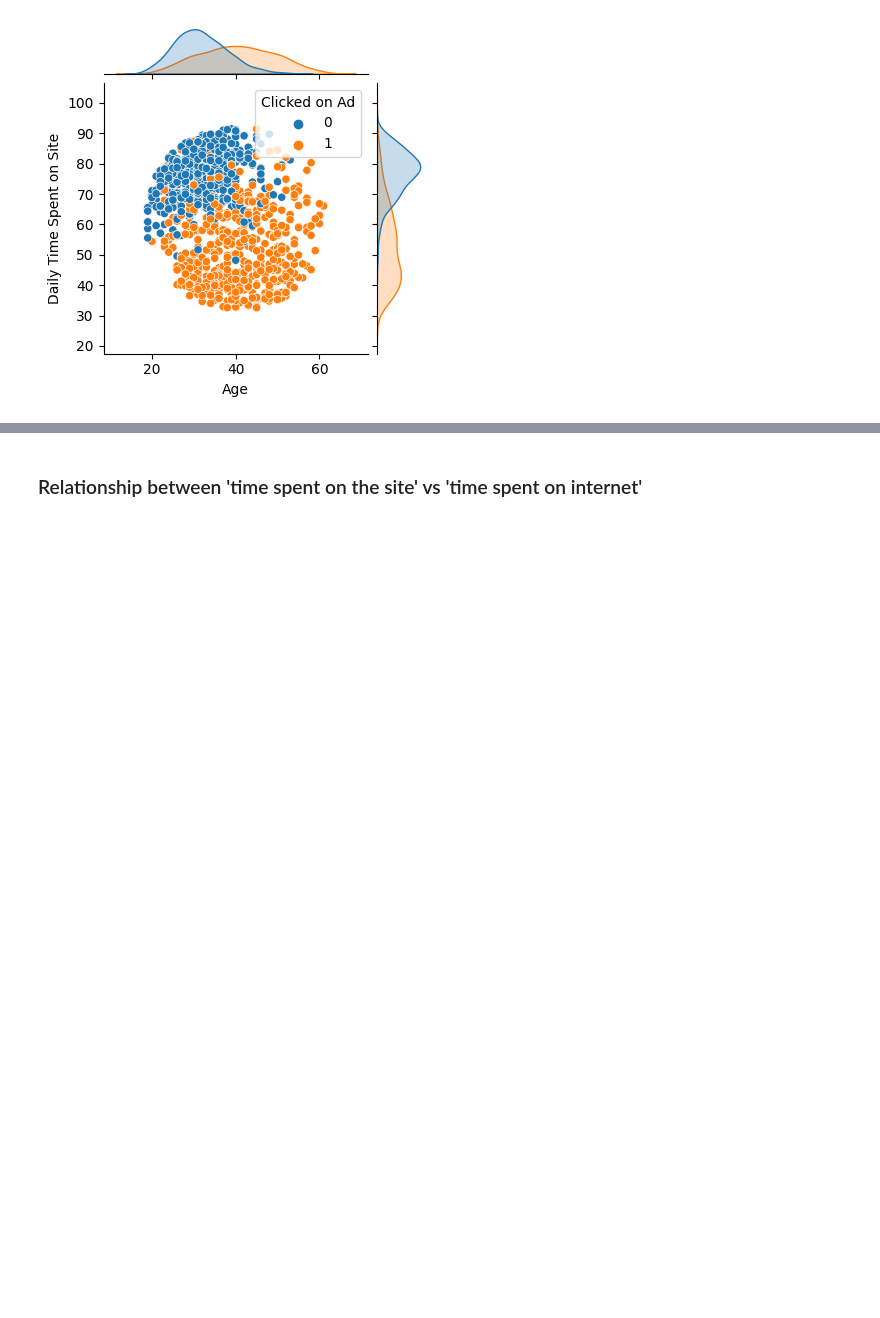
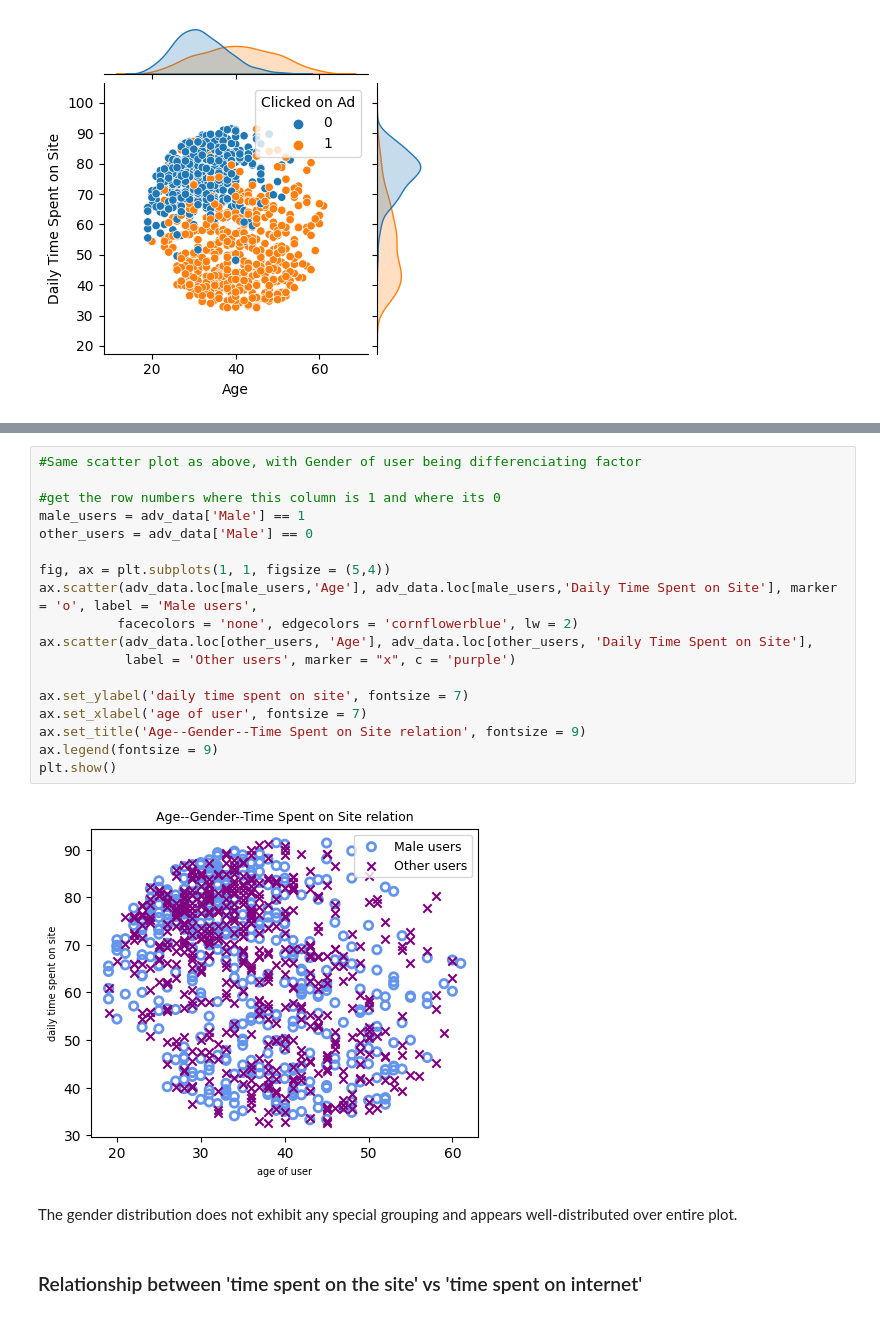
Before and after one commit to Cshefali/Data-Science-Projects-Python, a Jupyter notebook: Logistic Regression- Advertisement Clicks.ipynb, the cells around one changed output, grey strips where cells are left out. Cells and saved outputs as stored; diff of their text form; blank space fills up the shorter version.

```diff
--- a/Logistic Regression- Click ad data.ipynb
+++ b/Logistic Regression- Advertisement Clicks.ipynb
@@ -115,3 +188,25 @@ This indicates that younger consumers seem to spend more time on the site.
+# %%
+#Same scatter plot as above, with Gender of user being differenciating factor
+
+#get the row numbers where this column is 1 and where its 0
+male_users = adv_data['Male'] == 1
+other_users = adv_data['Male'] == 0
+
+fig, ax = plt.subplots(1, 1, figsize = (5,4))
+ax.scatter(adv_data.loc[male_users,'Age'], adv_data.loc[male_users,'Daily Time Spent on Site'], marker = 'o', label = 'Male users',
+          facecolors = 'none', edgecolors = 'cornflowerblue', lw = 2)
+ax.scatter(adv_data.loc[other_users, 'Age'], adv_data.loc[other_users, 'Daily Time Spent on Site'],
+           label = 'Other users', marker = "x", c = 'purple')
+
+ax.set_ylabel('daily time spent on site', fontsize = 7)
+ax.set_xlabel('age of user', fontsize = 7)
+ax.set_title('Age--Gender--Time Spent on Site relation', fontsize = 9)
+ax.legend(fontsize = 9)
+plt.show()
+# %% [output]
+[figure, added]
+# %% [markdown]
+The gender distribution does not exhibit any special grouping and appears well-distributed over entire plot.
 # %% [markdown]
 ### Relationship between 'time spent on the site' vs 'time spent on internet'
 # %%
```
Also changed, not shown: parts of 34 cells of this notebook.
